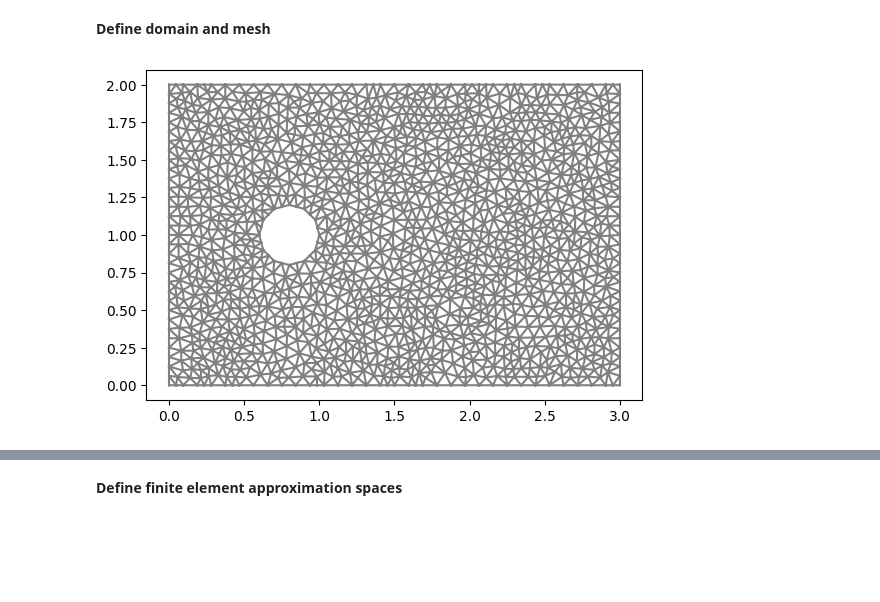
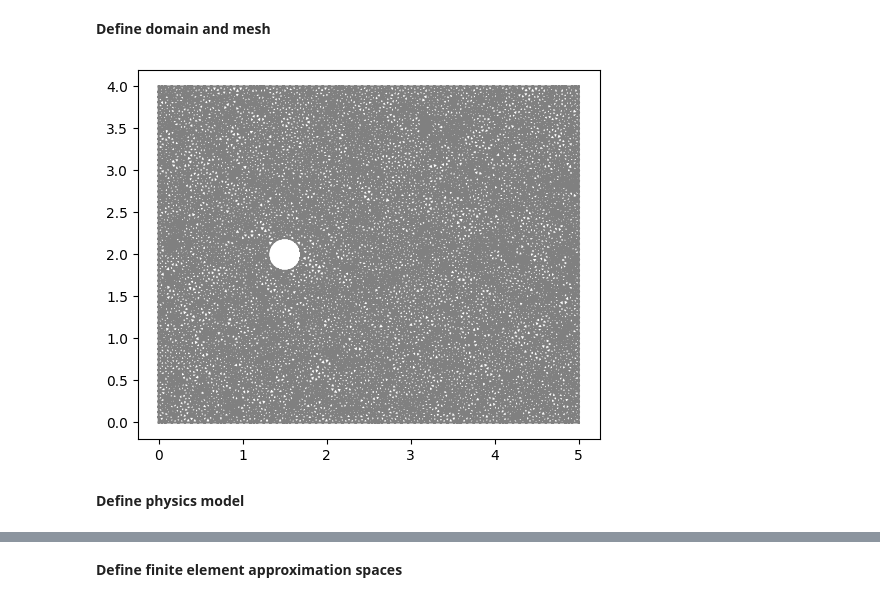
Before and after one commit to johanhoffman/DD2365, a Jupyter notebook: Euler-equations-compressible-flow.ipynb, the cells around one changed output, grey strips where cells are left out. Cells and saved outputs as stored; diff of their text form; code cells hidden in the pictures; blank space fills up the shorter version.

```diff
--- a/Euler-equations-compressible-flow.ipynb
+++ b/Euler-equations-compressible-flow.ipynb
@@ -88,20 +114,23 @@ Here we present a FEniCS implementation of a stabilized finite element method to
 # %% [markdown]
 **Define domain and mesh**
 # %%
+# Define length scale
+L_ref = 1.0
+
 # Define rectangular domain
-L = 3.0
-H = 2.0
+L = 5.0
+H = 4.0
+
+# Model diameter
+MD = 0.4
 
 # Define circle
-xc = 0.8
+xc = 1.5
 yc = 0.5*H
-rc = 0.2
-
-# Specific heat ratio for air
-gamma = 1.4
+rc = 0.5*MD
 
 # Generate mesh (examples with and without a hole in the mesh)
-resolution = 32
+resolution = 64
 #mesh = RectangleMesh(Point(0.0, 0.0), Point(L, H), L*resolution, H*resolution)
 mesh = generate_mesh(Rectangle(Point(0.0,0.0), Point(L,H)) - Circle(Point(xc,yc),rc), resolution)
 
@@ -132,31 +161,33 @@ class Lower(SubDomain):
 class Upper(SubDomain):
     def inside(self, x, on_boundary):
         return near(x[1], H)
 
 class Object(SubDomain):
     def inside(self, x, on_boundary, L=L, H=H):
         return on_boundary and (not near(x[0], 0.0)) and (not near(x[0], L)) and (not near(x[1], 0.0)) and (not near(x[1], H))
 
 left = Left()
 right = Right()
 lower = Lower()
 upper = Upper()
 object = Object()
 
 # Define mesh functions (for boundary conditions)
 boundaries = MeshFunction("size_t", mesh, mesh.topology().dim()-1)
 boundaries.set_all(0)
 left.mark(boundaries, 1)
 right.mark(boundaries, 2)
 lower.mark(boundaries, 3)
 upper.mark(boundaries, 4)
 object.mark(boundaries, 5)
 
 # Define measure for boundary integration
 ds = Measure('ds', domain=mesh, subdomain_data=boundaries)
 
 plt.figure()
 plot(mesh)
 plt.show()
 # %% [output]
-[figure, old version]
+[figure, new version]
+# %% [markdown]
+**Define physics model**
```
Also changed, not shown: parts of 8 cells of this notebook.
